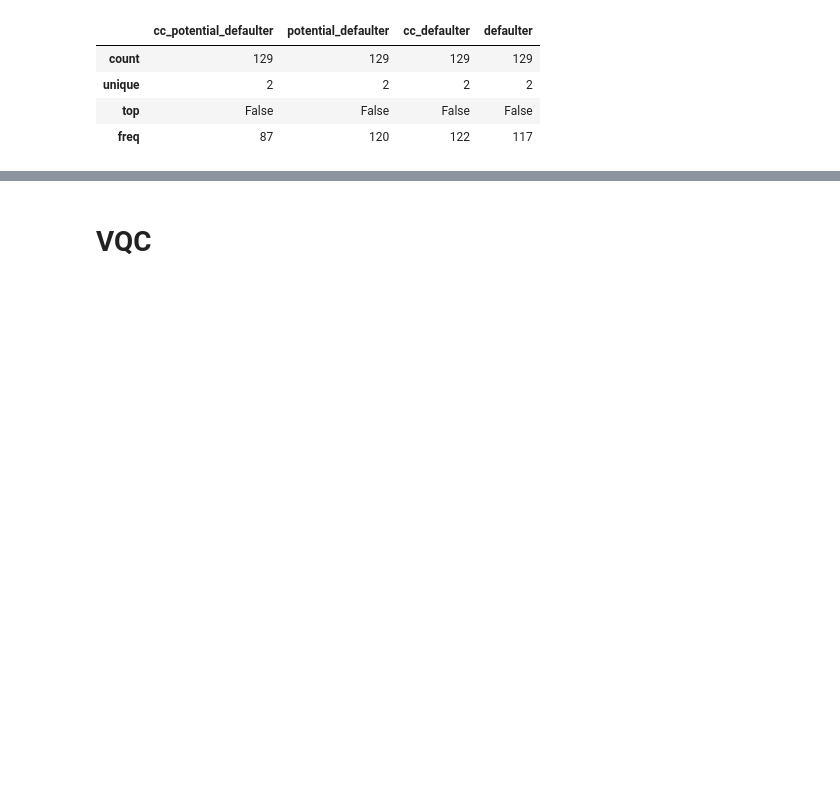
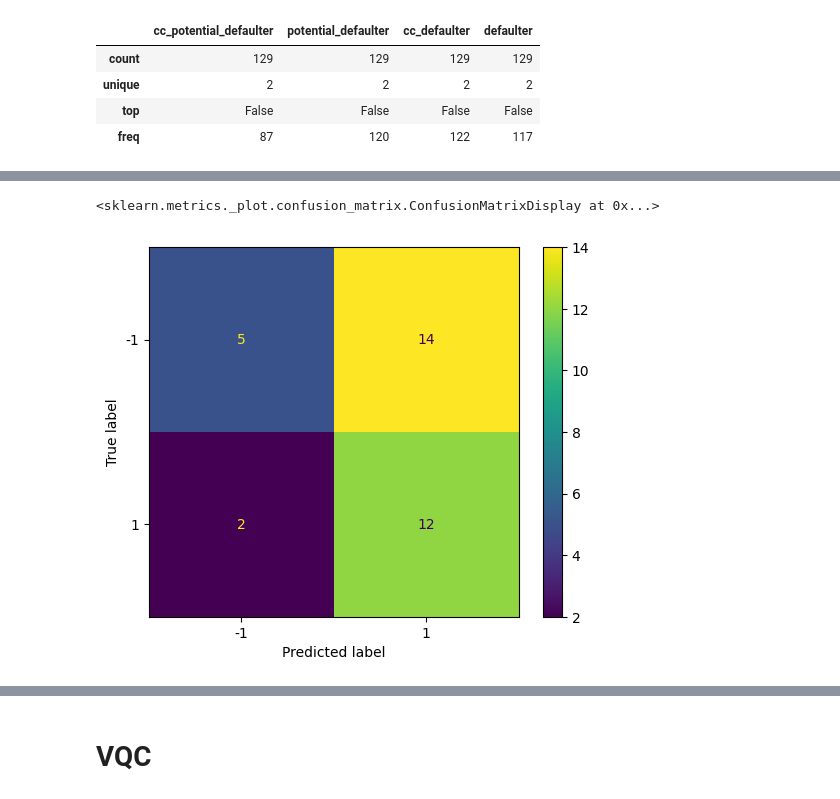
Before and after one commit to floatn/QML-for-finance, a Jupyter notebook: qml_qsvm.ipynb, the cells around one changed output, grey strips where cells are left out. Drawn from its saved outputs; the diff is of its cells as text; code cells hidden in the pictures; blank space fills up the shorter version.

```diff
--- a/qml_qsvm.ipynb
+++ b/qml_qsvm.ipynb
@@ -2753,0 +2710,5 @@ RocCurveDisplay.from_predictions(y_test, y_score_q, ax=ax2)
+# %%
+ConfusionMatrixDisplay.from_predictions(y_test, yq_pred)
+# %% [output]
+<sklearn.metrics._plot.confusion_matrix.ConfusionMatrixDisplay at 0x...>
+[figure, added]
```
Also changed, not shown: parts of 65 cells of this notebook, 14 other files.
